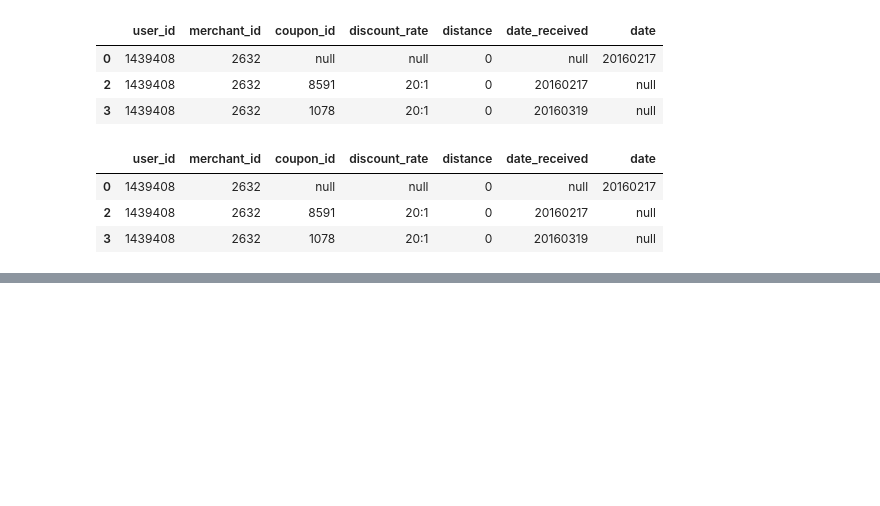
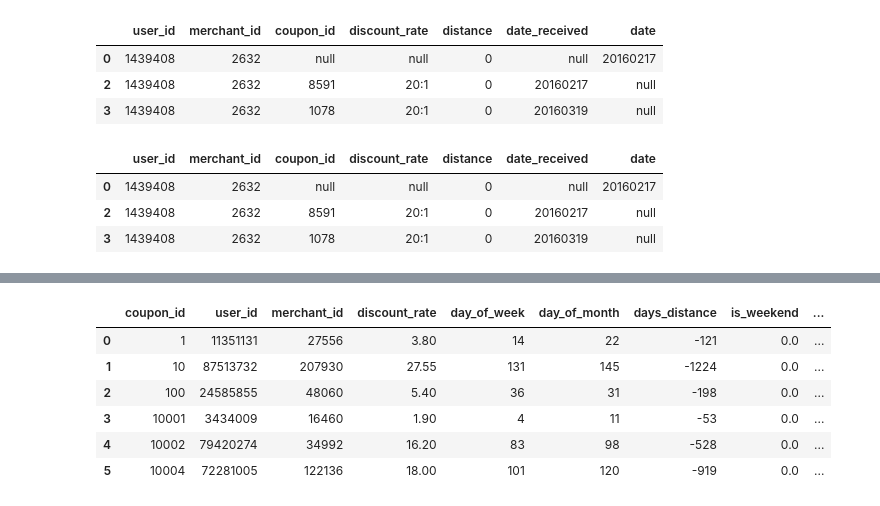
Before and after one commit to yaozou/machine_learning, a Jupyter notebook: Code_tianchi/Coupon/Untitled.ipynb, the cells around one changed output, grey strips where cells are left out. Saved outputs shown, nothing was run; the diff lists cells and outputs as text; code cells hidden in the pictures; blank space fills up the shorter version.

```diff
--- a/Code_tianchi/Coupon/Untitled.ipynb
+++ b/Code_tianchi/Coupon/Untitled.ipynb
@@ -260,0 +478,37 @@ See the caveats in the documentation: http://pandas.pydata.org/pandas-docs/stabl
+# %%
+def couponRelationFeature(dataset3 , file_name):
+    #day_of_week # 显示时间是第几周
+    dataset3['day_of_week'] = dataset3.date_received.astype('str').apply(
+            lambda x: date(int(x[0:4]), int(x[4:6]), int(x[6:8])).weekday() + 1)
+    dataset3.ix[:5]
+    #day_of_month # 显示时间是几月
+    dataset3['day_of_month'] = dataset3.date_received.astype('str').apply(
+            lambda x: int(x[4:6]))
+    dataset3.ix[:5]
+    #days_distance# 优惠券领取日期和截止日之间的间隔天数
+    dataset3['days_distance'] = dataset3.date_received.astype('str').apply(
+            lambda x: (date(int(x[0:4]), int(x[4:6]), int(x[6:8])) - date(2016, 6, 30)).days)
+    dataset3.ix[:5]
+    #is_weekend //优惠券领取日期是否属于周末
+    dataset3['is_weekend'] = dataset3.day_of_month.apply(
+            lambda x: x == 6 | x == 7)
+    dataset3.ix[:5]
+    # discount_man # 显示满了多少钱后开始减
+    dataset3['discount_man'] = dataset3.discount_rate.apply(get_discount_man)
+    dataset3.ix[:5]
+    # discount_jian # 显示满减的减少的钱
+    dataset3['discount_jian'] = dataset3.discount_rate.apply(get_discount_jian)
+    dataset3.ix[:5]
+    #  is_man_jian # 返回优惠券是否是满减券
+    dataset3['is_man_jian'] = dataset3.discount_rate.apply(is_man_jian)
+    dataset3.ix[:5]
+
+    d = dataset3
+    # discount_rate # 优惠券折扣率
+    d['discount_rate'] = d.discount_rate.apply(calc_discount_rate)
+    d.ix[:5]
+
+    d['coupon_count'] = 1
+    d = d.groupby('coupon_id').agg('sum').reset_index()
+    d.to_csv(file_name, index=None)
+    return d
@@ -260,0 +526,11 @@ See the caveats in the documentation: http://pandas.pydata.org/pandas-docs/stabl
+# %%
+coupon2_feature = couponRelationFeature(dataset2 , 'data/coupon2_feature.csv')
+coupon2_feature.ix[:5]
+# %% [output]
+|  | coupon_id | user_id | merchant_id | discount_rate | day_of_week | day_of_month | days_distance | is_weekend | ... |
+| 0 | 1 | 11351131 | 27556 | 3.80 | 14 | 22 | -121 | 0.0 | ... |
+| 1 | 10 | 87513732 | 207930 | 27.55 | 131 | 145 | -1224 | 0.0 | ... |
+| 2 | 100 | 24585855 | 48060 | 5.40 | 36 | 31 | -198 | 0.0 | ... |
+| 3 | 10001 | 3434009 | 16460 | 1.90 | 4 | 11 | -53 | 0.0 | ... |
+| 4 | 10002 | 79420274 | 34992 | 16.20 | 83 | 98 | -528 | 0.0 | ... |
+| 5 | 10004 | 72281005 | 122136 | 18.00 | 101 | 120 | -919 | 0.0 | ... |
```
Also changed, not shown: parts of 19 cells of this notebook.
